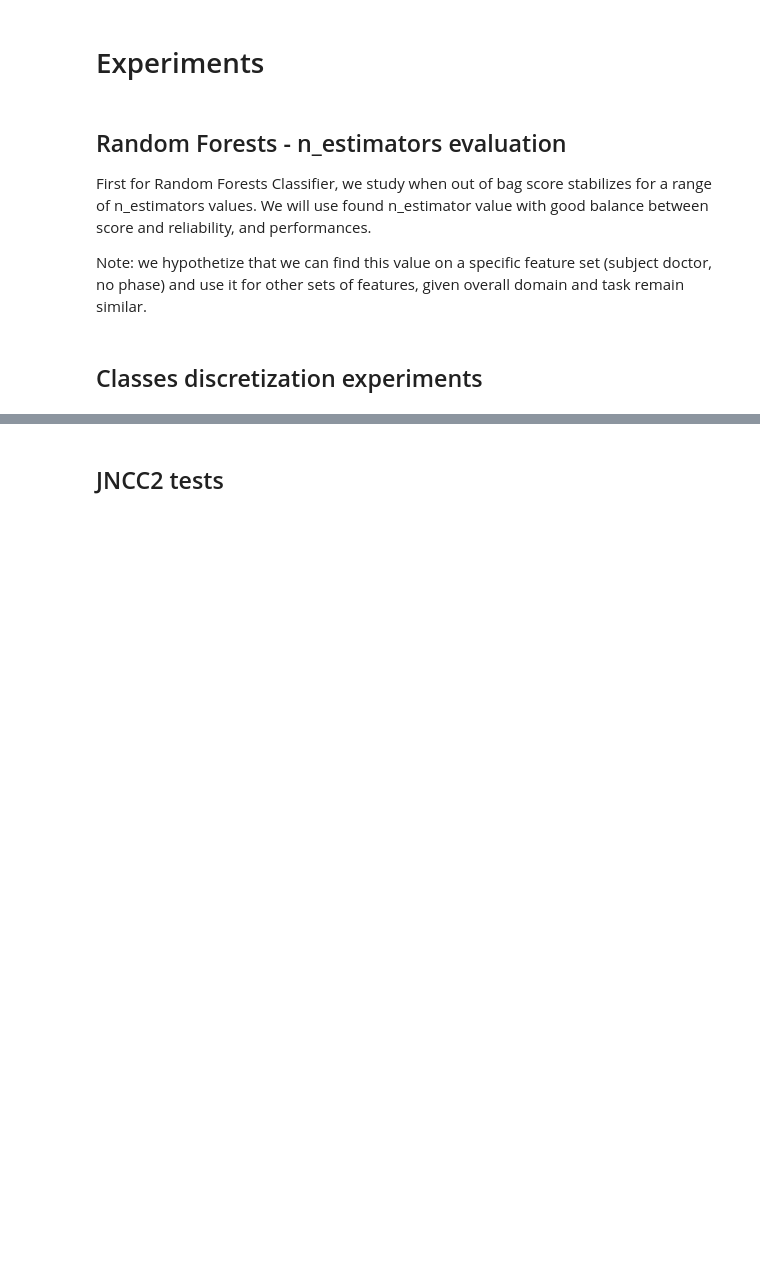
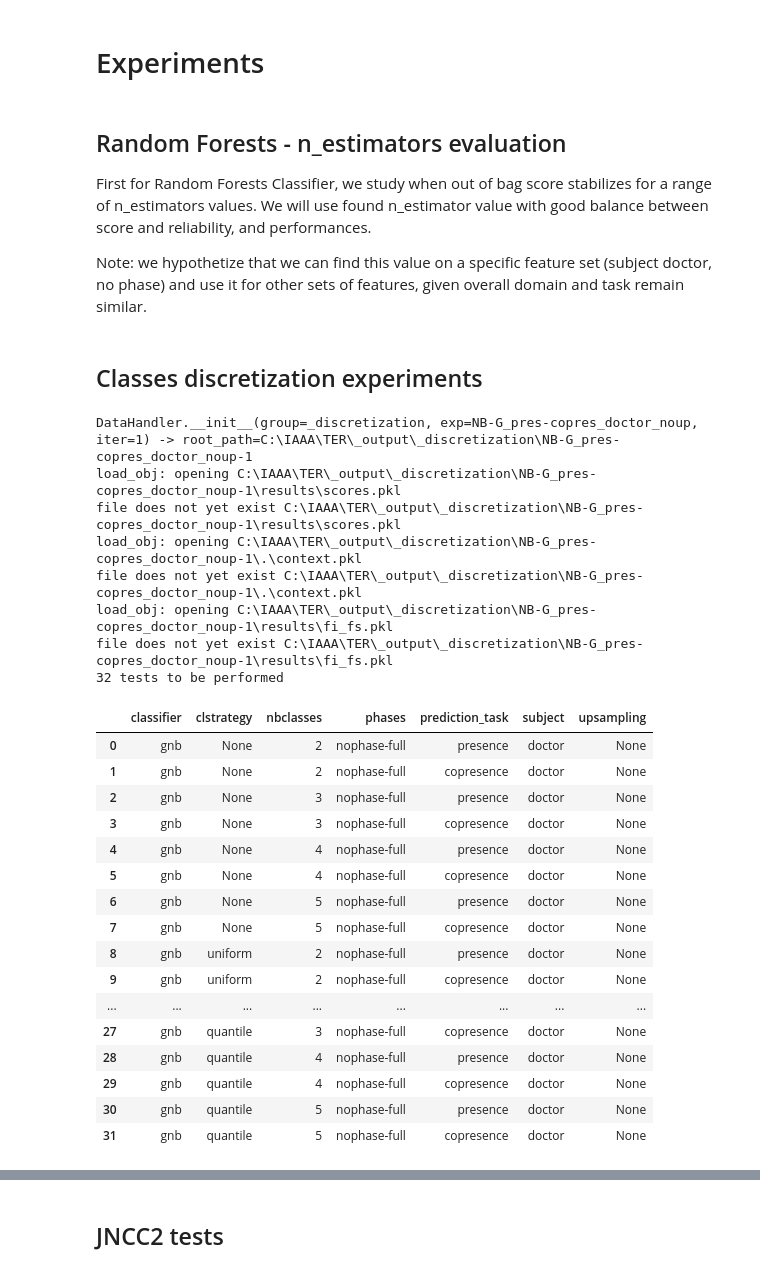
Before and after one commit to jbousque/predictionPresence, a Jupyter notebook: src/machine_learning.ipynb, the cells around one changed output, grey strips where cells are left out. Drawn from its saved outputs; the diff is of its cells as text; code cells hidden in the pictures; blank space fills up the shorter version.

```diff
--- a/src/machine_learning.ipynb
+++ b/src/machine_learning.ipynb
@@ -1260,7 +1250,7 @@ def dropcol_importances(rf, X_train, y_train, random_state):
 # %% [markdown]
 Handling of Pipelines.
 # %%
-def build_estimator(name):
+def build_estimator(name, verbose=0):
     regex = r"fs_(.*)_(.*)"
 
     matches = re.findall(regex, name)
@@ -1289,15 +1279,15 @@ def build_estimator(name):
                                                  remainder=StandardScaler()))
                         )
         steps.append(('clf', configuration['classifier'][clf_name]['clf']))
-
-    print('steps %s' % str(steps))
+    if verbose > 1:
+        print('steps %s' % str(steps))
 
     if len(steps) == 1:
         return steps[0]
     else:
         return Pipeline(steps)
 
-def get_feature_names_from_pipeline(pipeline, original_feature_names):
+def get_feature_names_from_pipeline(pipeline, original_feature_names, verbose=0):
     """get_feature_names not available on Pipeline, should handle what happens to feature names depending on
     Pipeline steps (in order to be able to compute features importance)
     Mainly scaler which is columnTransformer may change the order of columns.
@@ -1319,9 +1309,10 @@ def get_feature_names_from_pipeline(pipeline, original_feature_names):
     fs_feature_names = []
     if isinstance(pipeline, Pipeline):
         masked_features = None
-        print('DEBUG features %s' % str(features))
-        print('DEBUG features from Pipeline %s' % str(parse_feature_names(best_clf.get_feature_names())))
-        print('DEBUG pipeline steps %s' % best_clf.named_steps)
+        if verbose > 1:
+            print('DEBUG features %s' % str(features))
+            print('DEBUG features from Pipeline %s' % str(parse_feature_names(best_clf.get_feature_names())))
+            print('DEBUG pipeline steps %s' % best_clf.named_steps)
 
         for step in ['scaler', 'fs', 'clf']:
             if step in pipeline.named_steps:
@@ -1954,7 +1953,7 @@ configuration = {
         '157015-a': '157015-A',
         'nophase-a': 'No Phase-A',
         '157015-full': '157015-FULL',
-        'nophase-full': 'nophase-FULL'
+        'nophase-full': 'No Phase-FULL'
     },
     'classifier': {
         'forest': {
@@ -2056,7 +2057,7 @@ configuration = {
 # %% [markdown]
 ### Results utilities
 # %%
-def get_df_multiindex(test_plan_params, metric_level=True):
+def get_df_multiindex(test_plan_params, metric_level=True, verbose=0):
     iindex = []
     inames = ['Target', 'Subject']
 
@@ -2123,7 +2124,8 @@ def get_df_multiindex(test_plan_params, metric_level=True):
         inames.append('Metric')
 
     scores_df_index = iindex
-    print(scores_df_index)
+    if verbose > 1:
+        print(scores_df_index)
     scores_df_multiindex = pd.MultiIndex.from_product(scores_df_index,
                                                       names = inames)
     return scores_df_multiindex
@@ -2784,20 +2782,42 @@ dh.save_fig(plt, 'RF_nb_trees_2bins-uniform-smotenc_detailed')
 # %% [markdown]
 ## Classes discretization experiments
 # %%
-test_plan_params_clusters = {
+test_plan_params = {
     'classifier': ['gnb'],
     'subject': ['doctor'],
-    'prediction_task': ['presence'], #TODO confirm with co-presence ?
+    'prediction_task': ['presence', 'copresence'],
     'phases': ['nophase-full'],
-    'upsampling': ['imb_smotenc'],
+    'upsampling': [None],
     'clstrategy': [None, 'uniform', 'kmeans', 'quantile'],
     'nbclasses': [2, 3, 4, 5]
-
 }
-#test_plan = list(ParameterGrid(test_plan_params_clusters))
-# adding 'original' score discretization ('clstrategy' = None)
-#test_plan.append({'phases': 'nophase', 'prediction_task': 'presence', 'upsampling': 'imb_smotenc', 'nbclasses': 3, 'clstrategy': None, 'classifier': 'gnb', 'subject': 'doctor'})
 # %%
-
 RANDOM_STATE=42
-dh_clusters = run_test_plan(test_plan_params_clusters, '_discretization', 'presence_smotenc_NB-G', 5, n_bins=None, bin_strategy=None, n_splits=100, test_set=0.1)
+dh = run_test_plan(test_plan_params, '_discretization', 'NB-G_pres-copres_doctor_noup', 1,
+                   n_bins=None, bin_strategy=None, n_splits=100, test_set=0.1, n_jobs=-1, verbose=1)
+# %% [output]
+DataHandler.__init__(group=_discretization, exp=NB-G_pres-copres_doctor_noup, iter=1) -> root_path=C:\IAAA\TER\_output\_discretization\NB-G_pres-copres_doctor_noup-1
+load_obj: opening C:\IAAA\TER\_output\_discretization\NB-G_pres-copres_doctor_noup-1\results\scores.pkl
+file does not yet exist C:\IAAA\TER\_output\_discretization\NB-G_pres-copres_doctor_noup-1\results\scores.pkl
+load_obj: opening C:\IAAA\TER\_output\_discretization\NB-G_pres-copres_doctor_noup-1\.\context.pkl
+file does not yet exist C:\IAAA\TER\_output\_discretization\NB-G_pres-copres_doctor_noup-1\.\context.pkl
+load_obj: opening C:\IAAA\TER\_output\_discretization\NB-G_pres-copres_doctor_noup-1\results\fi_fs.pkl
+file does not yet exist C:\IAAA\TER\_output\_discretization\NB-G_pres-copres_doctor_noup-1\results\fi_fs.pkl
+32 tests to be performed
+|  | classifier | clstrategy | nbclasses | phases | prediction_task | subject | upsampling |
+| 0 | gnb | None | 2 | nophase-full | presence | doctor | None |
+| 1 | gnb | None | 2 | nophase-full | copresence | doctor | None |
+| 2 | gnb | None | 3 | nophase-full | presence | doctor | None |
+| 3 | gnb | None | 3 | nophase-full | copresence | doctor | None |
+| 4 | gnb | None | 4 | nophase-full | presence | doctor | None |
+| 5 | gnb | None | 4 | nophase-full | copresence | doctor | None |
+| 6 | gnb | None | 5 | nophase-full | presence | doctor | None |
+| 7 | gnb | None | 5 | nophase-full | copresence | doctor | None |
+| 8 | gnb | uniform | 2 | nophase-full | presence | doctor | None |
+| 9 | gnb | uniform | 2 | nophase-full | copresence | doctor | None |
+| ... | ... | ... | ... | ... | ... | ... | ... |
+| 27 | gnb | quantile | 3 | nophase-full | copresence | doctor | None |
+| 28 | gnb | quantile | 4 | nophase-full | presence | doctor | None |
+| 29 | gnb | quantile | 4 | nophase-full | copresence | doctor | None |
+| 30 | gnb | quantile | 5 | nophase-full | presence | doctor | None |
+| 31 | gnb | quantile | 5 | nophase-full | copresence | doctor | None |
```
Also changed, not shown: parts of 33 cells of this notebook, 3 other files.
